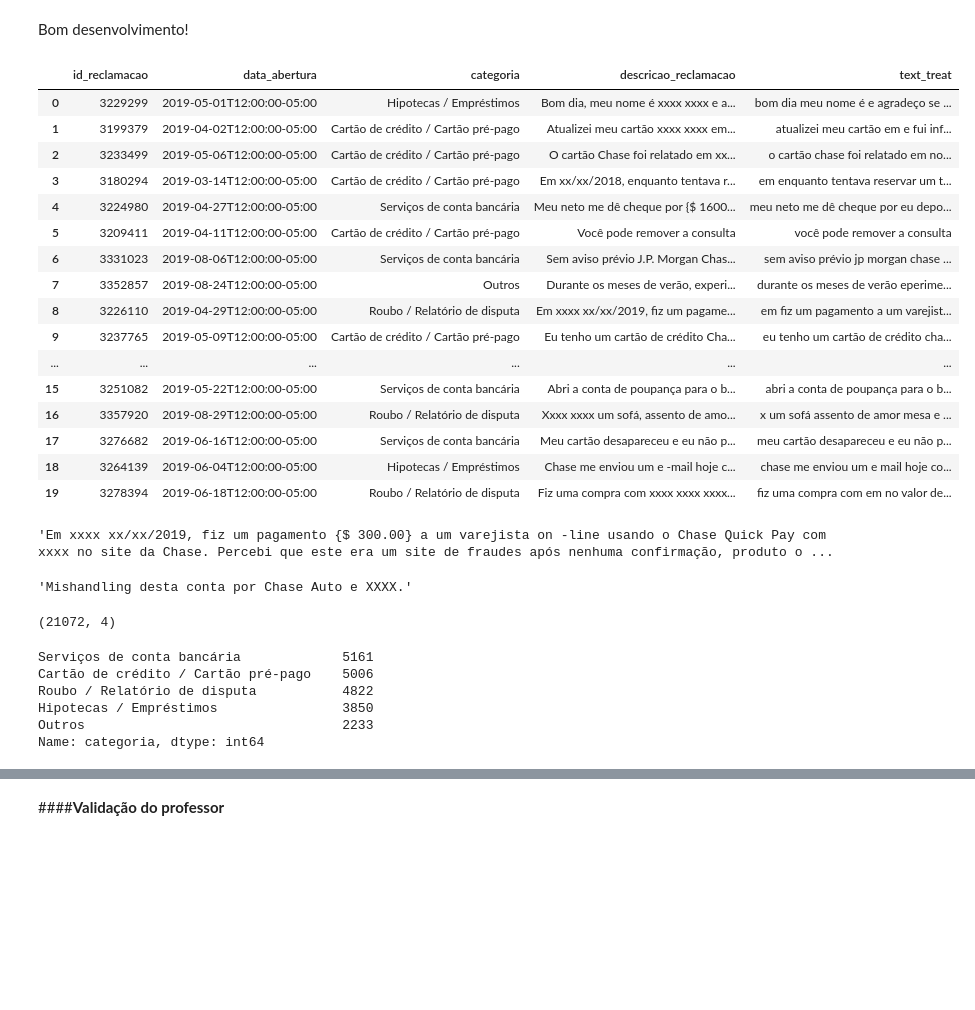
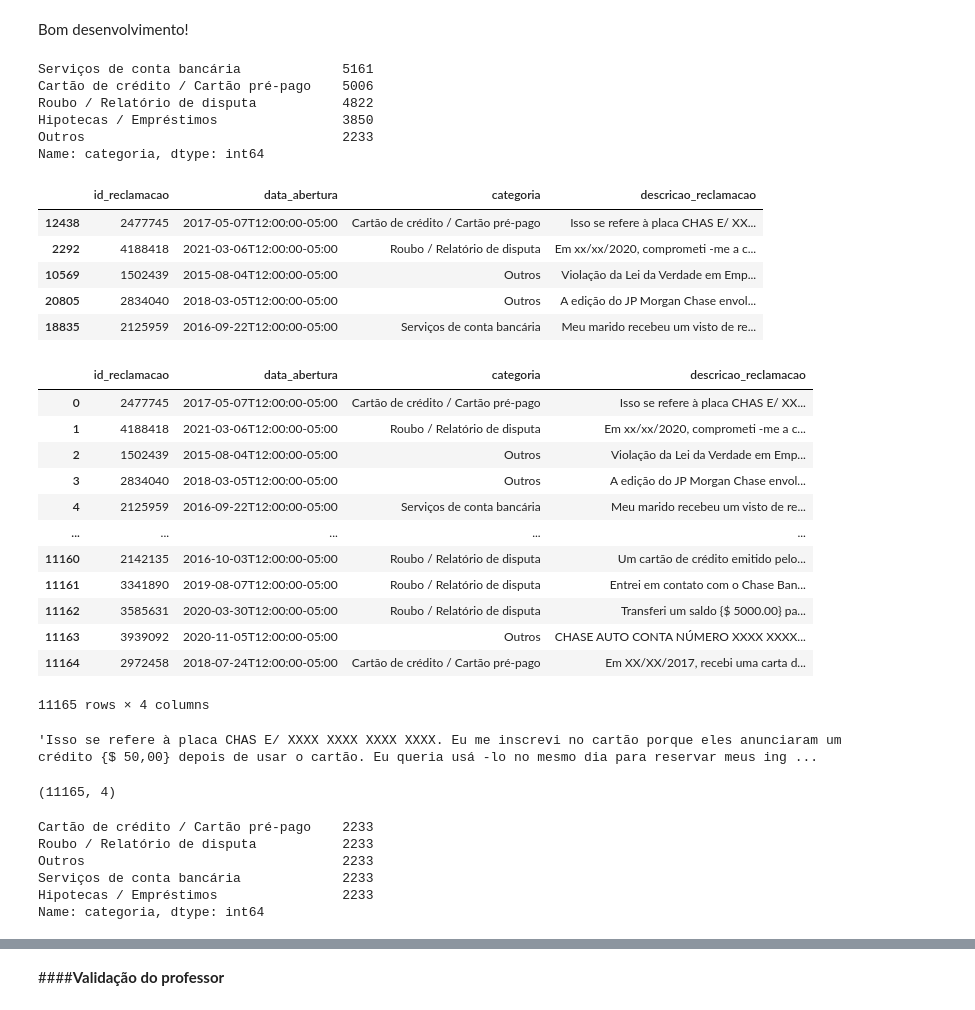
Before and after one commit to ghedin-alison/NLP, a Jupyter notebook: Template_Trabalho_Final_NLP.ipynb, the cells around one changed output, grey strips where cells are left out. Drawn from its saved outputs; the diff is of its cells as text; code cells hidden in the pictures; blank space fills up the shorter version.

```diff
--- a/Template_Trabalho_Final_NLP.ipynb
+++ b/Template_Trabalho_Final_NLP.ipynb
@@ -89,47 +89,69 @@ dtypes: int64(1), object(3)
 memory usage: 658.6+ KB
 # %% [markdown]
 Bom desenvolvimento!
+# %%
+df.categoria.value_counts()
+# %% [output]
+Serviços de conta bancária             5161
+Cartão de crédito / Cartão pré-pago    5006
+Roubo / Relatório de disputa           4822
+Hipotecas / Empréstimos                3850
+Outros                                 2233
+Name: categoria, dtype: int64
+# %%
+# Resample da amostra
+sample_df = df.sample(frac=1,random_state=4)
+outros_df = sample_df.loc[sample_df.categoria=="Outros"]
+conta_df = sample_df.loc[sample_df.categoria=="Serviços de conta bancária"].sample(n=outros_df.shape[0], random_state=42)
+roubo_df = sample_df.loc[sample_df.categoria=="Roubo / Relatório de disputa"].sample(n=outros_df.shape[0], random_state=42)
+cartao_df = sample_df.loc[sample_df.categoria=="Cartão de crédito / Cartão pré-pago"].sample(n=outros_df.shape[0], random_state=42)
+emprestimos_df = sample_df.loc[sample_df.categoria=="Hipotecas / Empréstimos"].sample(n=outros_df.shape[0], random_state=42)
+# %%
+df = pd.concat([outros_df, conta_df, roubo_df, cartao_df, emprestimos_df])
+df = df.sample(frac=1,random_state=42)
+df.head()
+# %% [output]
+|  | id_reclamacao | data_abertura | categoria | descricao_reclamacao |
+| 12438 | 2477745 | 2017-05-07T12:00:00-05:00 | Cartão de crédito / Cartão pré-pago | Isso se refere à placa CHAS E/ XX... |
+| 2292 | 4188418 | 2021-03-06T12:00:00-05:00 | Roubo / Relatório de disputa | Em xx/xx/2020, comprometi -me a c... |
+| 10569 | 1502439 | 2015-08-04T12:00:00-05:00 | Outros | Violação da Lei da Verdade em Emp... |
+| 20805 | 2834040 | 2018-03-05T12:00:00-05:00 | Outros | A edição do JP Morgan Chase envol... |
+| 18835 | 2125959 | 2016-09-22T12:00:00-05:00 | Serviços de conta bancária | Meu marido recebeu um visto de re... |
+# %%
+df.reset_index(drop=True, inplace=True)
 # %%
-df.head(20)
+df
 # %% [output]
-|  | id_reclamacao | data_abertura | categoria | descricao_reclamacao | text_treat |
-| 0 | 3229299 | 2019-05-01T12:00:00-05:00 | Hipotecas / Empréstimos | Bom dia, meu nome é xxxx xxxx e a... | bom dia meu nome é e agradeço se ... |
-| 1 | 3199379 | 2019-04-02T12:00:00-05:00 | Cartão de crédito / Cartão pré-pago | Atualizei meu cartão xxxx xxxx em... | atualizei meu cartão em e fui inf... |
-| 2 | 3233499 | 2019-05-06T12:00:00-05:00 | Cartão de crédito / Cartão pré-pago | O cartão Chase foi relatado em xx... | o cartão chase foi relatado em no... |
-| 3 | 3180294 | 2019-03-14T12:00:00-05:00 | Cartão de crédito / Cartão pré-pago | Em xx/xx/2018, enquanto tentava r... | em enquanto tentava reservar um t... |
-| 4 | 3224980 | 2019-04-27T12:00:00-05:00 | Serviços de conta bancária | Meu neto me dê cheque por {$ 1600... | meu neto me dê cheque por eu depo... |
-| 5 | 3209411 | 2019-04-11T12:00:00-05:00 | Cartão de crédito / Cartão pré-pago | Você pode remover a consulta | você pode remover a consulta |
-| 6 | 3331023 | 2019-08-06T12:00:00-05:00 | Serviços de conta bancária | Sem aviso prévio J.P. Morgan Chas... | sem aviso prévio jp morgan chase ... |
-| 7 | 3352857 | 2019-08-24T12:00:00-05:00 | Outros | Durante os meses de verão, experi... | durante os meses de verão eperime... |
-| 8 | 3226110 | 2019-04-29T12:00:00-05:00 | Roubo / Relatório de disputa | Em xxxx xx/xx/2019, fiz um pagame... | em fiz um pagamento a um varejist... |
-| 9 | 3237765 | 2019-05-09T12:00:00-05:00 | Cartão de crédito / Cartão pré-pago | Eu tenho um cartão de crédito Cha... | eu tenho um cartão de crédito cha... |
-| ... | ... | ... | ... | ... | ... |
-| 15 | 3251082 | 2019-05-22T12:00:00-05:00 | Serviços de conta bancária | Abri a conta de poupança para o b... | abri a conta de poupança para o b... |
-| 16 | 3357920 | 2019-08-29T12:00:00-05:00 | Roubo / Relatório de disputa | Xxxx xxxx um sofá, assento de amo... | x um sofá assento de amor mesa e ... |
-| 17 | 3276682 | 2019-06-16T12:00:00-05:00 | Serviços de conta bancária | Meu cartão desapareceu e eu não p... | meu cartão desapareceu e eu não p... |
-| 18 | 3264139 | 2019-06-04T12:00:00-05:00 | Hipotecas / Empréstimos | Chase me enviou um e -mail hoje c... | chase me enviou um e mail hoje co... |
-| 19 | 3278394 | 2019-06-18T12:00:00-05:00 | Roubo / Relatório de disputa | Fiz uma compra com xxxx xxxx xxxx... | fiz uma compra com em no valor de... |
+|  | id_reclamacao | data_abertura | categoria | descricao_reclamacao |
+| 0 | 2477745 | 2017-05-07T12:00:00-05:00 | Cartão de crédito / Cartão pré-pago | Isso se refere à placa CHAS E/ XX... |
+| 1 | 4188418 | 2021-03-06T12:00:00-05:00 | Roubo / Relatório de disputa | Em xx/xx/2020, comprometi -me a c... |
+| 2 | 1502439 | 2015-08-04T12:00:00-05:00 | Outros | Violação da Lei da Verdade em Emp... |
+| 3 | 2834040 | 2018-03-05T12:00:00-05:00 | Outros | A edição do JP Morgan Chase envol... |
+| 4 | 2125959 | 2016-09-22T12:00:00-05:00 | Serviços de conta bancária | Meu marido recebeu um visto de re... |
+| ... | ... | ... | ... | ... |
+| 11160 | 2142135 | 2016-10-03T12:00:00-05:00 | Roubo / Relatório de disputa | Um cartão de crédito emitido pelo... |
+| 11161 | 3341890 | 2019-08-07T12:00:00-05:00 | Roubo / Relatório de disputa | Entrei em contato com o Chase Ban... |
+| 11162 | 3585631 | 2020-03-30T12:00:00-05:00 | Roubo / Relatório de disputa | Transferi um saldo {$ 5000.00} pa... |
+| 11163 | 3939092 | 2020-11-05T12:00:00-05:00 | Outros | CHASE AUTO CONTA NÚMERO XXXX XXXX... |
+| 11164 | 2972458 | 2018-07-24T12:00:00-05:00 | Cartão de crédito / Cartão pré-pago | Em XX/XX/2017, recebi uma carta d... |
+11165 rows × 4 columns
 # %%
-df.descricao_reclamacao[8]
+df.descricao_reclamacao[0]
 # %% [output]
-'Em xxxx xx/xx/2019, fiz um pagamento {$ 300.00} a um varejista on -line usando o Chase Quick Pay com xxxx no site da Chase. Percebi que este era um site de fraudes após nenhuma confirmação, produto o ...
+'Isso se refere à placa CHAS E/ XXXX XXXX XXXX XXXX. Eu me inscrevi no cartão porque eles anunciaram um crédito {$ 50,00} depois de usar o cartão. Eu queria usá -lo no mesmo dia para reservar meus ing ...
-# %%
-df.descricao_reclamacao[10]
-# %% [output]
-'Mishandling desta conta por Chase Auto e XXXX.'
 # %%
 df.shape
 # %% [output]
-(21072, 4)
+(11165, 4)
 # %%
 # aqui é melhor equilibrar a base de dados
 df.categoria.value_counts()
 # %% [output]
-Serviços de conta bancária             5161
-Cartão de crédito / Cartão pré-pago    5006
-Roubo / Relatório de disputa           4822
-Hipotecas / Empréstimos                3850
+Cartão de crédito / Cartão pré-pago    2233
+Roubo / Relatório de disputa           2233
 Outros                                 2233
+Serviços de conta bancária             2233
+Hipotecas / Empréstimos                2233
 Name: categoria, dtype: int64
 # %%
 nlp = spacy.load("pt_core_news_sm")
```
Also changed, not shown: parts of 16 cells of this notebook.
